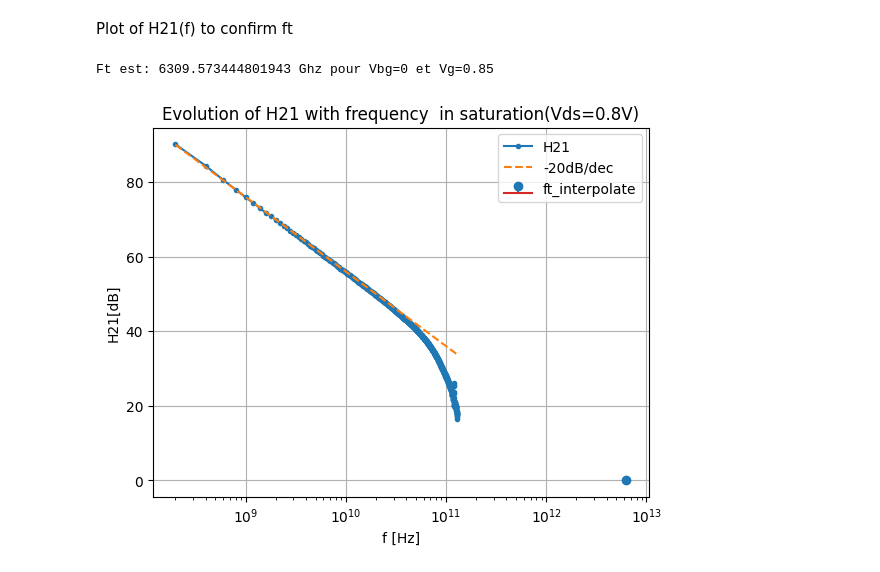
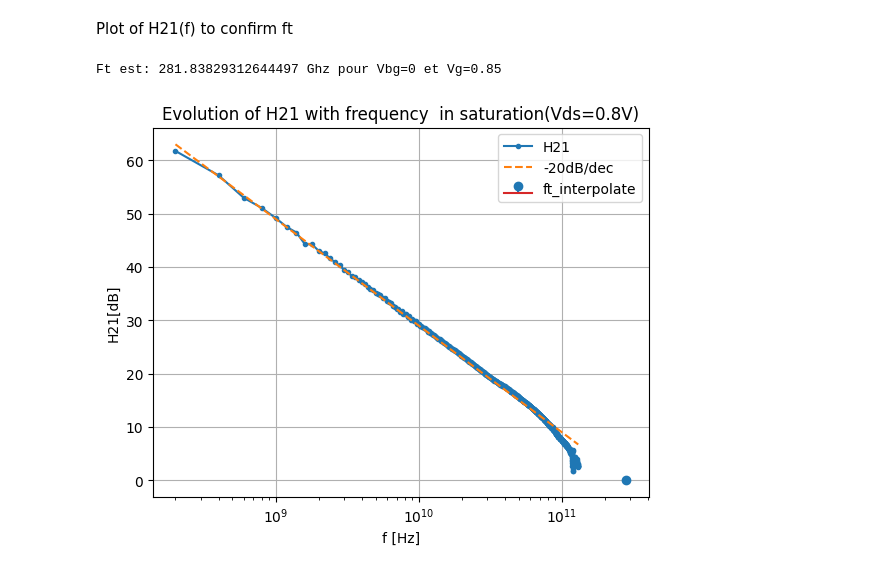
Before and after one commit to nonoswagman/LELEC2541, a Jupyter notebook: ExtractParameters.ipynb, the cells around one changed output. Cells and saved outputs as stored; diff of their text form; code cells hidden in the pictures.

Commit message:
Extract vth curve and H21

```diff
--- a/ExtractParameters.ipynb
+++ b/ExtractParameters.ipynb
@@ -404,7 +439,7 @@ def extrinsic_parameters(measurements, open, Vth, plot=False):
     return Rse, Rge, Rde, Cgse, Cdse, Cgde
 
 
-Rse, Rge, Rde, Cgse, Cdse, Cgde = extrinsic_parameters(measurements, open_measurements, 0.29, plot=True)
+Rse, Rge, Rde, Cgse, Cdse, Cgde = extrinsic_parameters(measurements, open_measurements, 0.33, plot=True)
 
 print(Rse)
 print(Rge)
@@ -523,11 +558,11 @@ ft, fmax = FoM(Cgs, Cds, Cgd, Rse, Rde, Rge, gm, gds)
 Vbg0 = "../Data/1M/data_MPW2230_Die1_20200708/Die1_SLVTL20_Wfp5_Nf32_vbg_0V_Spar_HF_sat_0p8.mdm"
 Vbg1 = "../Data/1M/data_MPW2230_Die1_20200708/Die1_SLVTL20_Wfp5_Nf32_vbg_1V_Spar_HF_sat_0p8.mdm"
 Vbg2 = "../Data/1M/data_MPW2230_Die1_20200708/Die1_SLVTL20_Wfp5_Nf32_vbg_2V_Spar_HF_sat_0p8.mdm"
-Cgs0, Cds0, Cgd0, gm0, gds0, tau0,Vg = intrinsic_parameters(Vbg0, open_measurements, 0.29, Rse, Rge, Rde, Cgse, Cdse, Cgde)
+Cgs0, Cds0, Cgd0, gm0, gds0, tau0,Vg = intrinsic_parameters(Vbg0, open_measurements, 0.33, Rse, Rge, Rde, Cgse, Cdse, Cgde)
 ft0, fmax = FoM(Cgs0, Cds0, Cgd0, Rse, Rde, Rge, gm0, gds0)
-Cgs1, Cds1, Cgd1, gm1, gds1, tau1,Vg1 = intrinsic_parameters(Vbg1, open_measurements, 0.29, Rse, Rge, Rde, Cgse, Cdse, Cgde)
+Cgs1, Cds1, Cgd1, gm1, gds1, tau1,Vg1 = intrinsic_parameters(Vbg1, open_measurements, 0.33, Rse, Rge, Rde, Cgse, Cdse, Cgde)
 ft1, fmax = FoM(Cgs1, Cds1, Cgd1, Rse, Rde, Rge, gm1, gds1)
-Cgs2, Cds2, Cgd2, gm2, gds2, tau2,Vg2 = intrinsic_parameters(Vbg2, open_measurements, 0.29, Rse, Rge, Rde, Cgse, Cdse, Cgde)
+Cgs2, Cds2, Cgd2, gm2, gds2, tau2,Vg2 = intrinsic_parameters(Vbg2, open_measurements, 0.33, Rse, Rge, Rde, Cgse, Cdse, Cgde)
 ft2, fmax = FoM(Cgs2, Cds2, Cgd2, Rse, Rde, Rge, gm2, gds2)
 plt.plot(Vg, ft0*10**-9, ".-",label='Ft Vbg=0')
 plt.plot(Vg, ft1*10**-9,".-",label='Ft Vbg=1')
@@ -632,40 +667,40 @@ def get_H21(measurements, open, Vth,vg_use_for_ft, Rse=0, Rge=0, Rde=0, Cgse=0,
     for i in range(len_data):
         dummy, info = mdm_reader_index(measurements, i)
         Vg[i] = float(info[1].split()[-1])
         Vd[i] = float(info[0].split()[-1])
 
     Vg_indice=list(Vg).index(vg_use_for_ft)
 
     # Retrieve series matrix from total Z matrix to get DUT Z-matrix
     Z11 -= Z_series[0,0]
     Z12 -= Z_series[0,1]
     Z21 -= Z_series[1,0]
     Z22 -= Z_series[1,1]
 
-    Delta = Z11 * Z22 - Z12 * Z21
-    H11 = Z22 / Delta
-    H12 = (Delta * Z12) / Delta
-    H21 = (Delta * Z21) / Delta
-    H22 = Z11 / Delta
+
+    H11 = Z11-Z12*Z21/Z22
+    H12 = Z12/Z22
+    H21 = -Z21/Z22
+    H22 = 1/Z22
 
     H21=H21[Vg_indice]
     return H21,freq
 
 
-H210,freq = get_H21(Vbg0, open_measurements, 0.29,0.85, Rse, Rge, Rde, Cgse, Cdse, Cgde)
-ft=10**(256/20)
+H210,freq = get_H21(Vbg0, open_measurements, 0.33,0.85, Rse, Rge, Rde, Cgse, Cdse, Cgde)
+ft=10**(229/20)
 print("Ft est:",ft*10**-9,"Ghz pour Vbg=0 et Vg=0.85")
 plt.semilogx(freq, 20*np.log10(np.abs(H210)), ".-", label='H21')
-plt.semilogx(freq, -20*np.log10(freq)+256, "--", label='-20dB/dec')#256 found to superpose the slope of the straight line
+plt.semilogx(freq, -20*np.log10(freq)+229, "--", label='-20dB/dec')#256 found to superpose the slope of the straight line
 plt.stem(ft,0,label="ft_interpolate")
 plt.grid()
 
 plt.title("Evolution of H21 with frequency  in saturation(Vds=0.8V)")
 plt.legend()
 
 plt.xlabel("f [Hz]")
 plt.ylabel("H21[dB]")
 plt.show()
 # %% [output]
-Ft est: 6309.573444801943 Ghz pour Vbg=0 et Vg=0.85
+Ft est: 281.83829312644497 Ghz pour Vbg=0 et Vg=0.85
-[figure, old version]
+[figure, new version]
```
Also changed, not shown: parts of 8 cells of this notebook, 1 other file.
